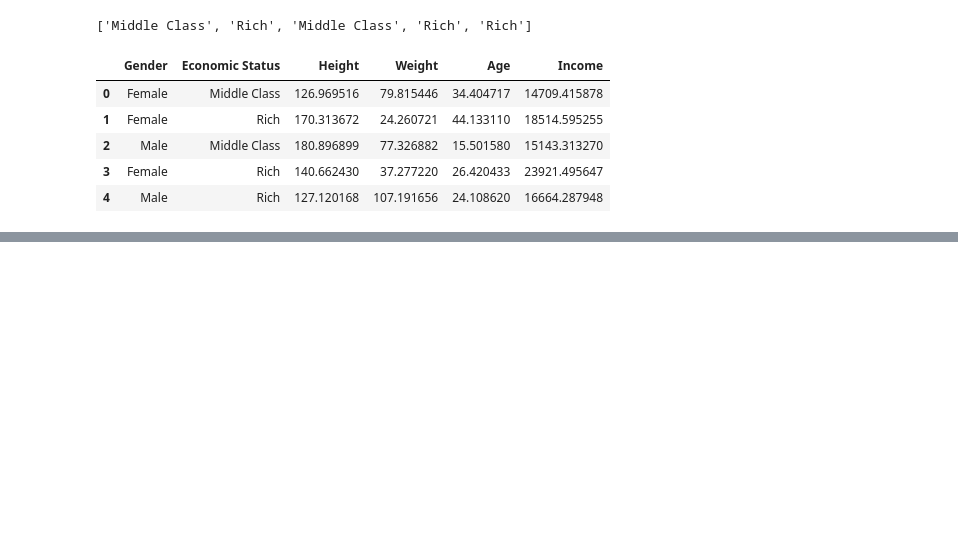
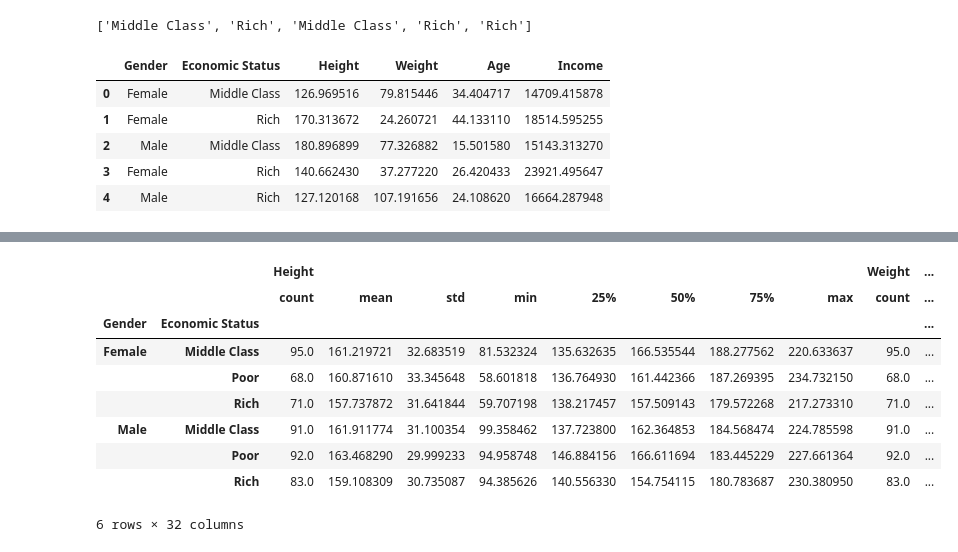
Before and after one commit to SPoVi/DataScience_Python, a Jupyter notebook: notebooks/T2 - Data Cleaning/T2 - 3 - Data Cleaning - Agrupación de datos - Jupyter.ipynb, the cells around one changed output, grey strips where cells are left out. Saved outputs shown, nothing was run; the diff lists cells and outputs as text; code cells hidden in the pictures; blank space fills up the shorter version.

Commit message:
Update - T2 - 3 - Data Cleaning - Agrupacion de datos - jupyter 52. Agrupación de datos por categorías 53. Agregación de datos

```diff
--- a/notebooks/T2 - Data Cleaning/T2 - 3 - Data Cleaning - Agrupación de datos - Jupyter.ipynb
+++ b/notebooks/T2 - Data Cleaning/T2 - 3 - Data Cleaning - Agrupación de datos - Jupyter.ipynb
@@ -56,0 +105,3 @@ data.head()
+# %%
+# Acgrupación de más de una categoría: genero y estado
+double_group = data.groupby(["Gender", "Economic Status"])
@@ -56,0 +179,14 @@ data.head()
+# %%
+# Ver los estadisticos básicos
+double_group.describe()
+# %% [output]
+|  |  | Height |  |  |  |  |  |  |  | Weight | ... |
+|  |  | count | mean | std | min | 25% | 50% | 75% | max | count | ... |
+| Gender | Economic Status |  |  |  |  |  |  |  |  |  | ... |
+| Female | Middle Class | 95.0 | 161.219721 | 32.683519 | 81.532324 | 135.632635 | 166.535544 | 188.277562 | 220.633637 | 95.0 | ... |
+|  | Poor | 68.0 | 160.871610 | 33.345648 | 58.601818 | 136.764930 | 161.442366 | 187.269395 | 234.732150 | 68.0 | ... |
+|  | Rich | 71.0 | 157.737872 | 31.641844 | 59.707198 | 138.217457 | 157.509143 | 179.572268 | 217.273310 | 71.0 | ... |
+| Male | Middle Class | 91.0 | 161.911774 | 31.100354 | 99.358462 | 137.723800 | 162.364853 | 184.568474 | 224.785598 | 91.0 | ... |
+|  | Poor | 92.0 | 163.468290 | 29.999233 | 94.958748 | 146.884156 | 166.611694 | 183.445229 | 227.661364 | 92.0 | ... |
+|  | Rich | 83.0 | 159.108309 | 30.735087 | 94.385626 | 140.556330 | 154.754115 | 180.783687 | 230.380950 | 83.0 | ... |
+6 rows × 32 columns
```
Also changed, not shown: parts of 18 cells of this notebook.
